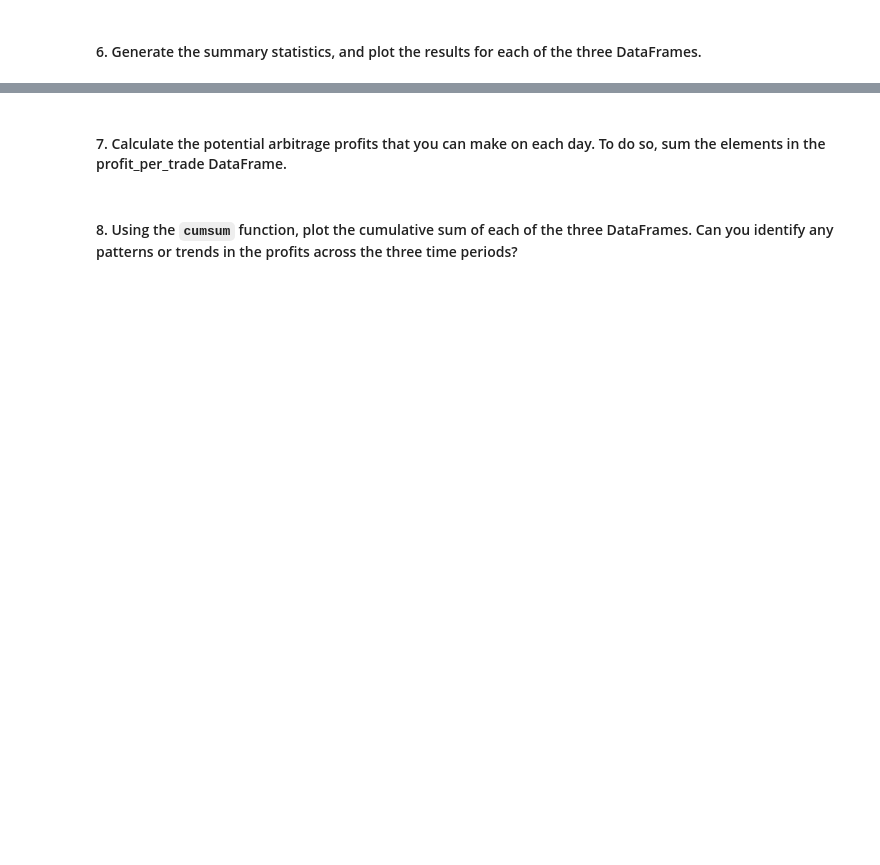
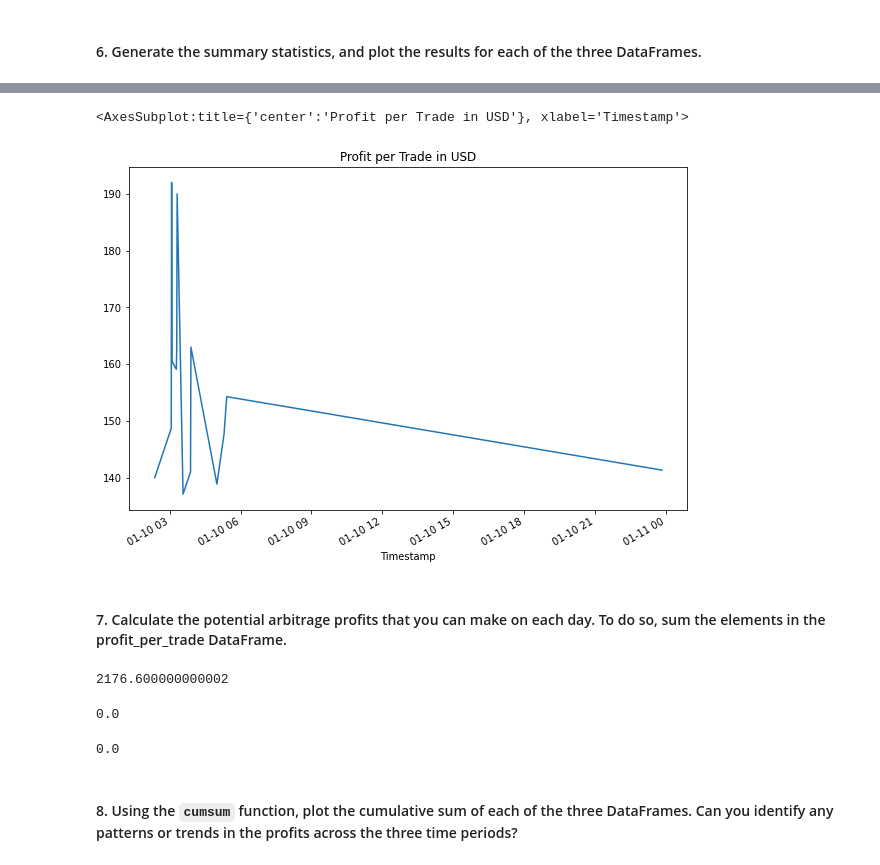
Before and after one commit to CCarranza17/challenge_3, a Jupyter notebook: Starter_Code/crypto_arbitrage.ipynb, the cells around one changed output, grey strips where cells are left out. Saved outputs shown, nothing was run; the diff lists cells and outputs as text; code cells hidden in the pictures; blank space fills up the shorter version.

```diff
--- a/Starter_Code/crypto_arbitrage.ipynb
+++ b/Starter_Code/crypto_arbitrage.ipynb
@@ -413,7 +451,11 @@ arbitrage_spread_early = coinbase_sliced.loc['2018-01-10'] - bitstamp_sliced.loc
 # %%
 # For the date early in the dataset, calculate the spread returns by dividing the instances when the arbitrage spread is positive (> 0)
 # by the price of Bitcoin from the exchange you are buying on (the lower-priced exchange).
-spread_return_early= # YOUR CODE HERE
+spread_return_early= arbitrage_spread_early[arbitrage_spread_early > 0] / bitstamp_sliced.loc['2018-01-10']
+spread_return_middle= arbitrage_spread_middle[arbitrage_spread_middle > 0] / bitstamp_sliced.loc['2018-02-17']
+spread_return_late= arbitrage_spread_late[arbitrage_spread_late > 0] / bitstamp_sliced.loc['2018-03-30']
 
 # Review the spread return DataFrame
-# YOUR CODE HERE
+display(spread_return_early.dropna().head())
+display(spread_return_middle.dropna().head())
+display(spread_return_late.dropna().head())
@@ -422,7 +486,11 @@ spread_return_early= # YOUR CODE HERE
 # %%
 # For the date early in the dataset, determine the number of times your trades with positive returns
 # exceed the 1% minimum threshold (.01) that you need to cover your costs
-profitable_trades_early = # YOUR CODE HERE
+profitable_trades_early = spread_return_early[spread_return_early > .01]
+profitable_trades_middle = spread_return_middle[spread_return_middle > .01]
+profitable_trades_late = spread_return_late[spread_return_late > .01]
 
 # Review the first five profitable trades
-# YOUR CODE HERE
+display(profitable_trades_early.head())
+display(profitable_trades_middle.head())
+display(profitable_trades_late.head())
@@ -437,10 +546,16 @@ profitable_trades_early = # YOUR CODE HERE
 # %%
 # For the date early in the dataset, calculate the potential profit per trade in dollars
 # Multiply the profitable trades by the cost of the Bitcoin that was purchased
-profit_early = # YOUR CODE HERE
+profit_early = profitable_trades_early * bitstamp_sliced
+profit_middle = profitable_trades_middle * bitstamp_sliced
+profit_late = profitable_trades_late * bitstamp_sliced
 
 # Drop any missing values from the profit DataFrame
-profit_per_trade_early = # YOUR CODE HERE
+profit_early = profit_early.dropna()
+profit_middle = profit_middle.dropna()
+profit_late = profit_late.dropna()
 
 # View the early profit DataFrame
-# YOUR CODE HERE
+display(profit_early)
+display(profit_middle)
+display(profit_late)
@@ -452,11 +616,21 @@ profit_per_trade_early = # YOUR CODE HERE
 # %%
 # Plot the results for the early profit per trade DataFrame
-# YOUR CODE HERE
+profit_early.plot(title="Profit per Trade in USD", figsize=(10,7))
+# Middle and late will not plot because no profits during these times
+# %% [output]
+<AxesSubplot:title={'center':'Profit per Trade in USD'}, xlabel='Timestamp'>
+[figure, added]
 # %% [markdown]
 #### 7. Calculate the potential arbitrage profits that you can make on each day. To do so, sum the elements in the profit_per_trade DataFrame.
 # %%
 # Calculate the sum of the potential profits for the early profit per trade DataFrame
-# YOUR CODE HERE
+display(profit_early.sum())
+display(profit_middle.sum())
+display(profit_late.sum())
+# %% [output]
+2176.600000000002
+0.0
+0.0
 # %% [markdown]
 #### 8. Using the `cumsum` function, plot the cumulative sum of each of the three DataFrames. Can you identify any patterns or trends in the profits across the three time periods?
 # %%
```
Also changed, not shown: parts of 12 cells of this notebook.
